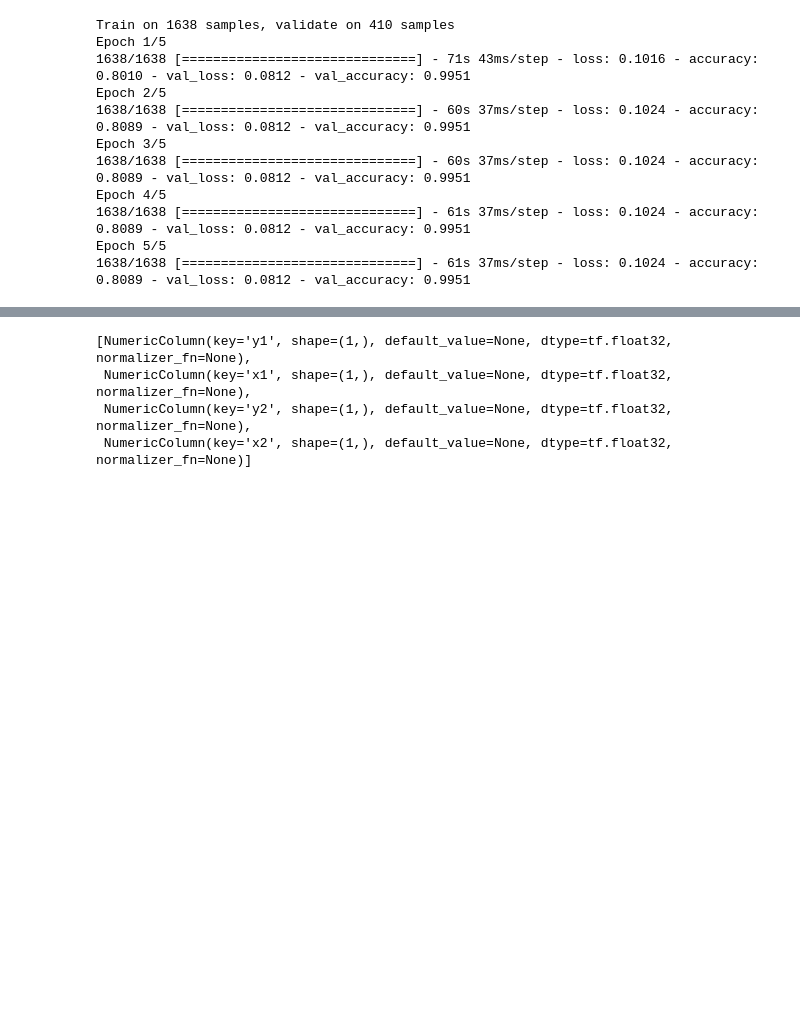
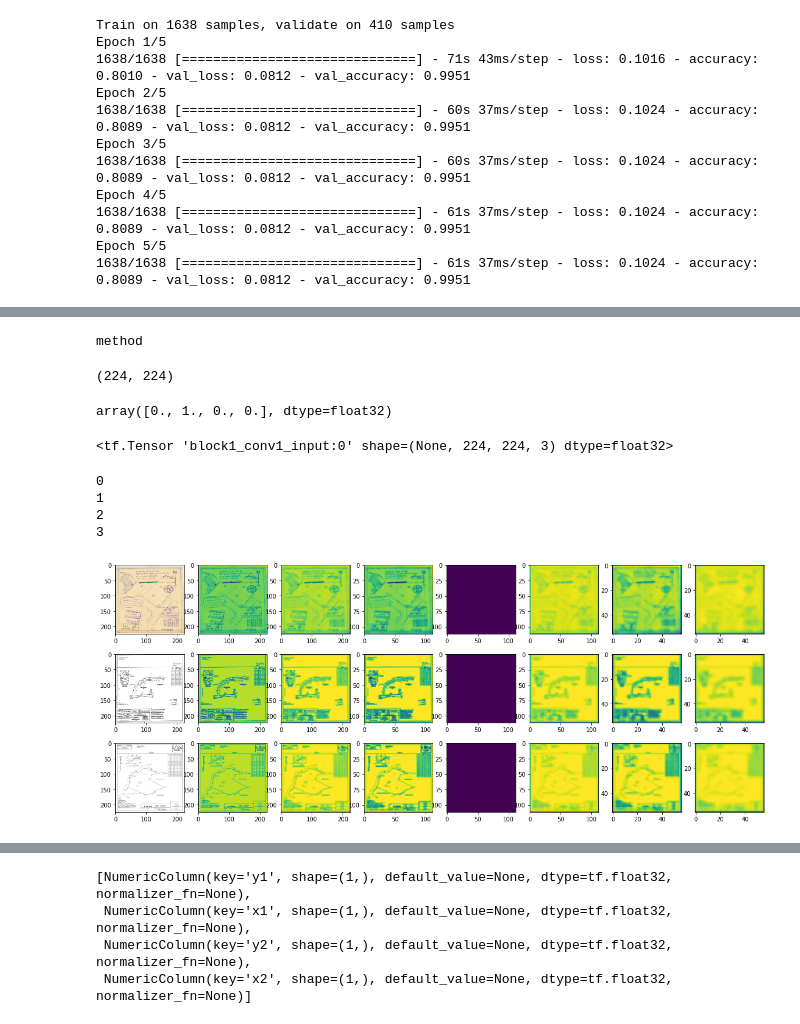
Before and after one commit to HectorMendia/StatisticalLearning2, a Jupyter notebook: ProyectoFinal/Parte2.ipynb, the cells around one changed output, grey strips where cells are left out. Saved outputs shown, nothing was run; the diff lists cells and outputs as text; code cells hidden in the pictures; blank space fills up the shorter version.

```diff
--- a/ProyectoFinal/Parte2.ipynb
+++ b/ProyectoFinal/Parte2.ipynb
@@ -413,7 +410,7 @@ lb.shape
 vgg16 = Sequential(name='vgg16')
 
 # Block1
-vgg16.add(Conv2D(filters=64, kernel_size=(3,3), input_shape=(224,224,3), activation='relu', padding='same', name='block1_conv1'))
+vgg16.add(Conv2D(filters=64, kernel_size=(3,3), input_shape=(224,224,3), activation='relu', padding='same',kernel_initializer=initializers.RandomNormal(), name='block1_conv1'))
 vgg16.add(Conv2D(filters=64, kernel_size=(3,3), activation='relu', padding='same', name='block1_conv2'))
 vgg16.add(MaxPooling2D(pool_size=(2,2), strides=(2, 2), name='block1_pool'))
 
@@ -509,0 +511,72 @@ trX[1000:1002].shape
+# %%
+type(vgg16.predict)
+# %% [output]
+method
+# %%
+trX[0][0:,0:,1].shape
+# %% [output]
+(224, 224)
+# %%
+#trX[110][0:5]*255
+#plt.imshow(np.array(trX[110]))
+f1 = vgg16.predict(trX[FIRST_IMAGE].reshape(1, 224, 224, 3))[0]
+f1
+# %% [output]
+array([0., 1., 0., 0.], dtype=float32)
+# %%
+#layer_outputs = [layer.output for layer in vgg16.layers]
+#layer_outputs
+vgg16.input
+# %% [output]
+<tf.Tensor 'block1_conv1_input:0' shape=(None, 224, 224, 3) dtype=float32>
+# %%
+for x in range(0,4): # use first layers of the model: conv1,pool1,conv2,pool2
+    print(x)
+# %% [output]
+0
+1
+2
+3
+# %%
+f, axarr = plt.subplots(3,8, figsize=(20, 8))
+#selected_label = 9 # for analyzing images with the given label
+#images_with_selected_lbl = np.where(test_labels == selected_label)[0]
+
+
+FIRST_IMAGE=100
+SECOND_IMAGE=1000
+THIRD_IMAGE=2000
+FILTER_NUMBER = 2 # every conv layer has many filters, this selects which one to visualize
+
+# following code creates an "activation model", a model that takes an input and
+# generates a list of all layers actiations for another trained model
+#from tensorflow.keras import models
+layer_outputs = [layer.output for layer in vgg16.layers]
+activation_model = keras.models.Model(inputs=vgg16.input,outputs=layer_outputs)
+
+# visualization will have 1 row for every test image, and  4 columns:
+# 1st column is the original image
+# 2nd column is for the 1st convolution
+# 3rd column is for the 1st pooling
+# 4th column is for the 2nd convolution
+# 5th column is for the 2nd pooling
+axarr[0,0].imshow((trX[FIRST_IMAGE]))
+axarr[1,0].imshow((trX[SECOND_IMAGE]))
+axarr[2,0].imshow((trX[THIRD_IMAGE]))
+
+for x in range(0,7): # use first layers of the model: conv1,pool1,conv2,pool2
+    #print(x)
+    # predict returns tensor of shape: number_images, height,width, number of filter
+    f1 = activation_model.predict(trX[FIRST_IMAGE].reshape(1, 224, 224, 3))[x]
+    axarr[0,x+1].imshow(f1[0, : , :, FILTER_NUMBER])
+    axarr[0,x+1].grid(False)
+    f2 = activation_model.predict(trX[SECOND_IMAGE].reshape(1, 224, 224, 3))[x]
+    axarr[1,x+1].imshow(f2[0, : , :, FILTER_NUMBER])
+    axarr[1,x+1].grid(False)
+    f3 = activation_model.predict(trX[THIRD_IMAGE].reshape(1, 224, 224, 3))[x]
+    axarr[2,x+1].imshow(f3[0, : , :, FILTER_NUMBER])
+    axarr[2,x+1].grid(False)
+
+plt.show()
+# %% [output]
+[figure, added]
```
Also changed, not shown: parts of 14 cells of this notebook, 1 other file.
